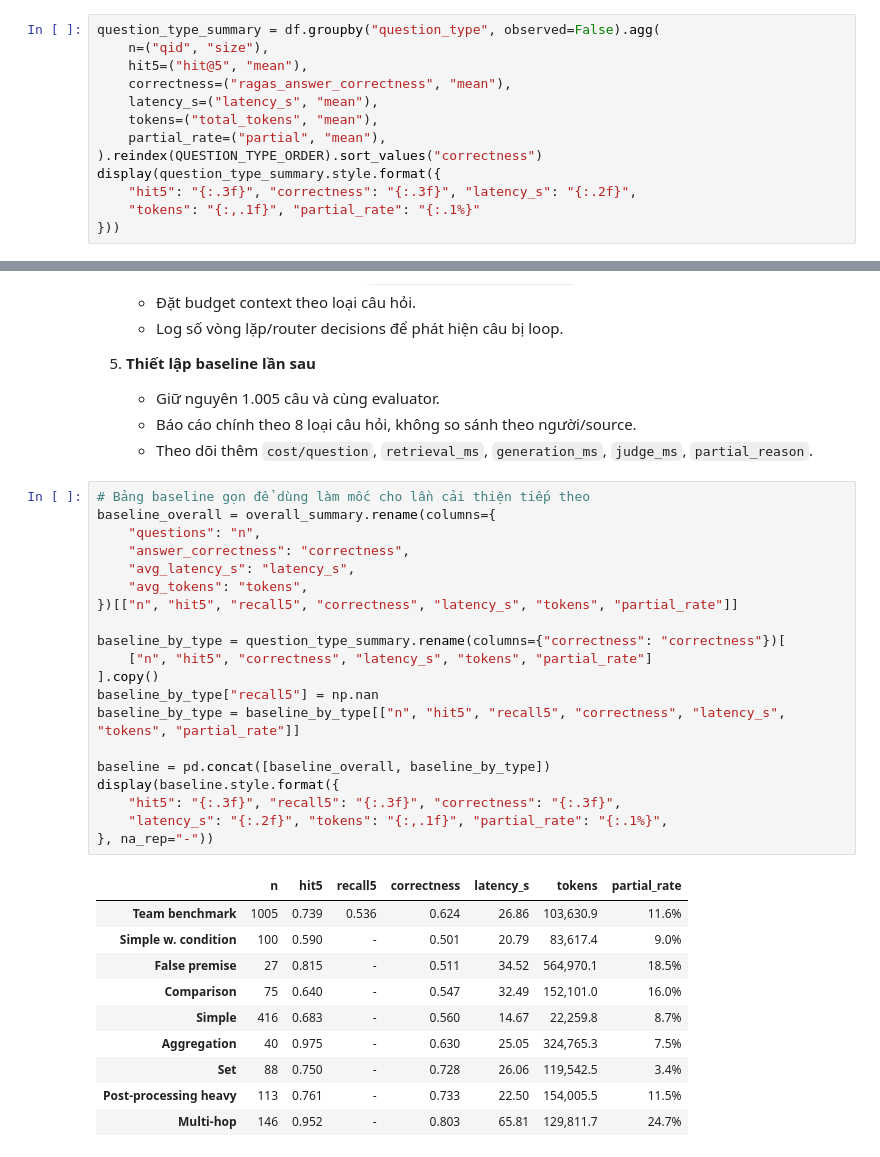
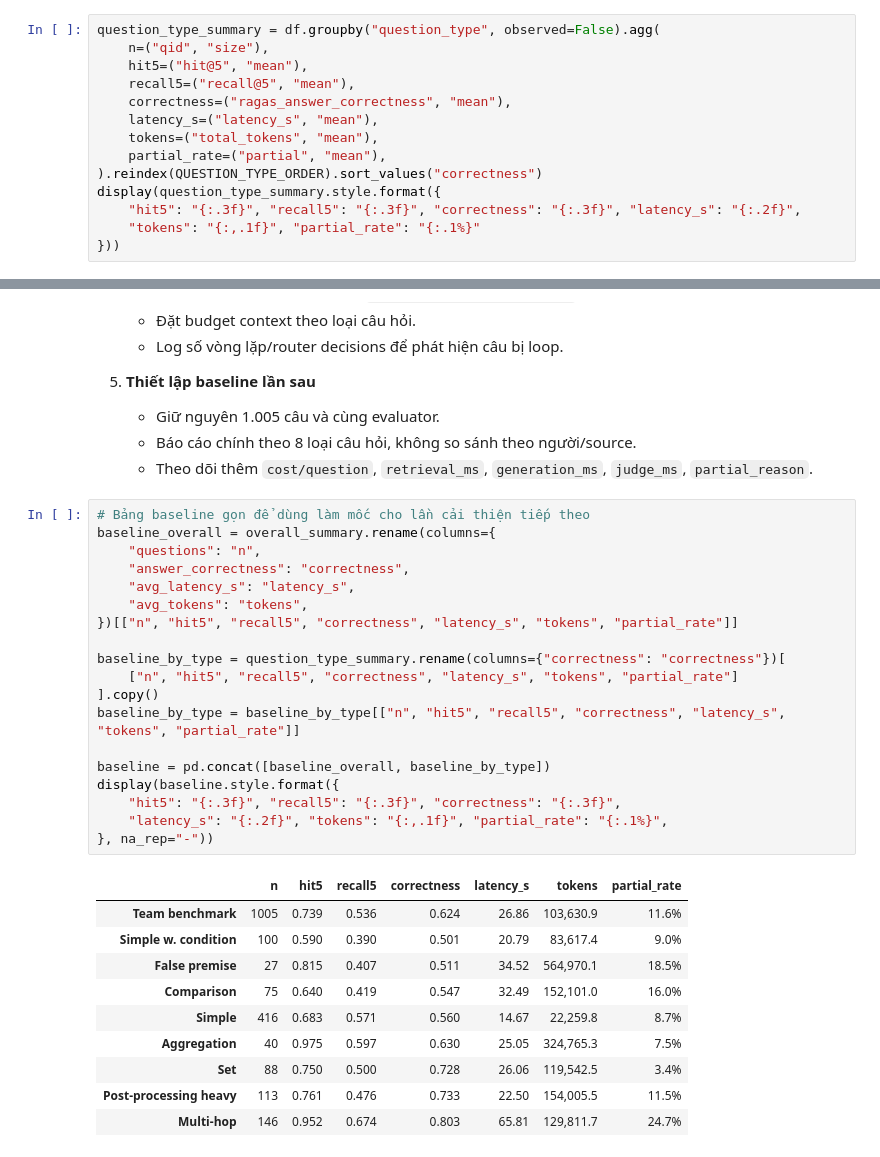
Before and after one commit to baeGil/TeamHN-RAG-Agent, a Jupyter notebook: evaluation/eval_final/benchmark_final_eda.ipynb, the cells around one changed output, grey strips where cells are left out. Cells and saved outputs as stored; diff of their text form.

```diff
--- a/evaluation/eval_final/benchmark_final_eda.ipynb
+++ b/evaluation/eval_final/benchmark_final_eda.ipynb
@@ -404,13 +404,14 @@ display(failure_quadrants)
 question_type_summary = df.groupby("question_type", observed=False).agg(
     n=("qid", "size"),
     hit5=("hit@5", "mean"),
+    recall5=("recall@5", "mean"),
     correctness=("ragas_answer_correctness", "mean"),
     latency_s=("latency_s", "mean"),
     tokens=("total_tokens", "mean"),
     partial_rate=("partial", "mean"),
 ).reindex(QUESTION_TYPE_ORDER).sort_values("correctness")
 display(question_type_summary.style.format({
-    "hit5": "{:.3f}", "correctness": "{:.3f}", "latency_s": "{:.2f}",
+    "hit5": "{:.3f}", "recall5": "{:.3f}", "correctness": "{:.3f}", "latency_s": "{:.2f}",
     "tokens": "{:,.1f}", "partial_rate": "{:.1%}"
 }))
 # %% [output]
@@ -573,31 +574,30 @@ display(outliers.head(20).style.format({"latency_s": "{:.2f}", "total_tokens": "
 # %%
 # Bảng baseline gọn để dùng làm mốc cho lần cải thiện tiếp theo
 baseline_overall = overall_summary.rename(columns={
     "questions": "n",
     "answer_correctness": "correctness",
     "avg_latency_s": "latency_s",
     "avg_tokens": "tokens",
 })[["n", "hit5", "recall5", "correctness", "latency_s", "tokens", "partial_rate"]]
 
 baseline_by_type = question_type_summary.rename(columns={"correctness": "correctness"})[
-    ["n", "hit5", "correctness", "latency_s", "tokens", "partial_rate"]
+    ["n", "hit5", "recall5", "correctness", "latency_s", "tokens", "partial_rate"]
 ].copy()
-baseline_by_type["recall5"] = np.nan
 baseline_by_type = baseline_by_type[["n", "hit5", "recall5", "correctness", "latency_s", "tokens", "partial_rate"]]
 
 baseline = pd.concat([baseline_overall, baseline_by_type])
 display(baseline.style.format({
     "hit5": "{:.3f}", "recall5": "{:.3f}", "correctness": "{:.3f}",
     "latency_s": "{:.2f}", "tokens": "{:,.1f}", "partial_rate": "{:.1%}",
 }, na_rep="-"))
 # %% [output]
 |  | n | hit5 | recall5 | correctness | latency_s | tokens | partial_rate |
 | Team benchmark | 1005 | 0.739 | 0.536 | 0.624 | 26.86 | 103,630.9 | 11.6% |
-| Simple w. condition | 100 | 0.590 | - | 0.501 | 20.79 | 83,617.4 | 9.0% |
-| False premise | 27 | 0.815 | - | 0.511 | 34.52 | 564,970.1 | 18.5% |
-| Comparison | 75 | 0.640 | - | 0.547 | 32.49 | 152,101.0 | 16.0% |
-| Simple | 416 | 0.683 | - | 0.560 | 14.67 | 22,259.8 | 8.7% |
-| Aggregation | 40 | 0.975 | - | 0.630 | 25.05 | 324,765.3 | 7.5% |
-| Set | 88 | 0.750 | - | 0.728 | 26.06 | 119,542.5 | 3.4% |
-| Post-processing heavy | 113 | 0.761 | - | 0.733 | 22.50 | 154,005.5 | 11.5% |
-| Multi-hop | 146 | 0.952 | - | 0.803 | 65.81 | 129,811.7 | 24.7% |
+| Simple w. condition | 100 | 0.590 | 0.390 | 0.501 | 20.79 | 83,617.4 | 9.0% |
+| False premise | 27 | 0.815 | 0.407 | 0.511 | 34.52 | 564,970.1 | 18.5% |
+| Comparison | 75 | 0.640 | 0.419 | 0.547 | 32.49 | 152,101.0 | 16.0% |
+| Simple | 416 | 0.683 | 0.571 | 0.560 | 14.67 | 22,259.8 | 8.7% |
+| Aggregation | 40 | 0.975 | 0.597 | 0.630 | 25.05 | 324,765.3 | 7.5% |
+| Set | 88 | 0.750 | 0.500 | 0.728 | 26.06 | 119,542.5 | 3.4% |
+| Post-processing heavy | 113 | 0.761 | 0.476 | 0.733 | 22.50 | 154,005.5 | 11.5% |
+| Multi-hop | 146 | 0.952 | 0.674 | 0.803 | 65.81 | 129,811.7 | 24.7% |
```
Also changed, not shown: parts of 1 cell of this notebook.
